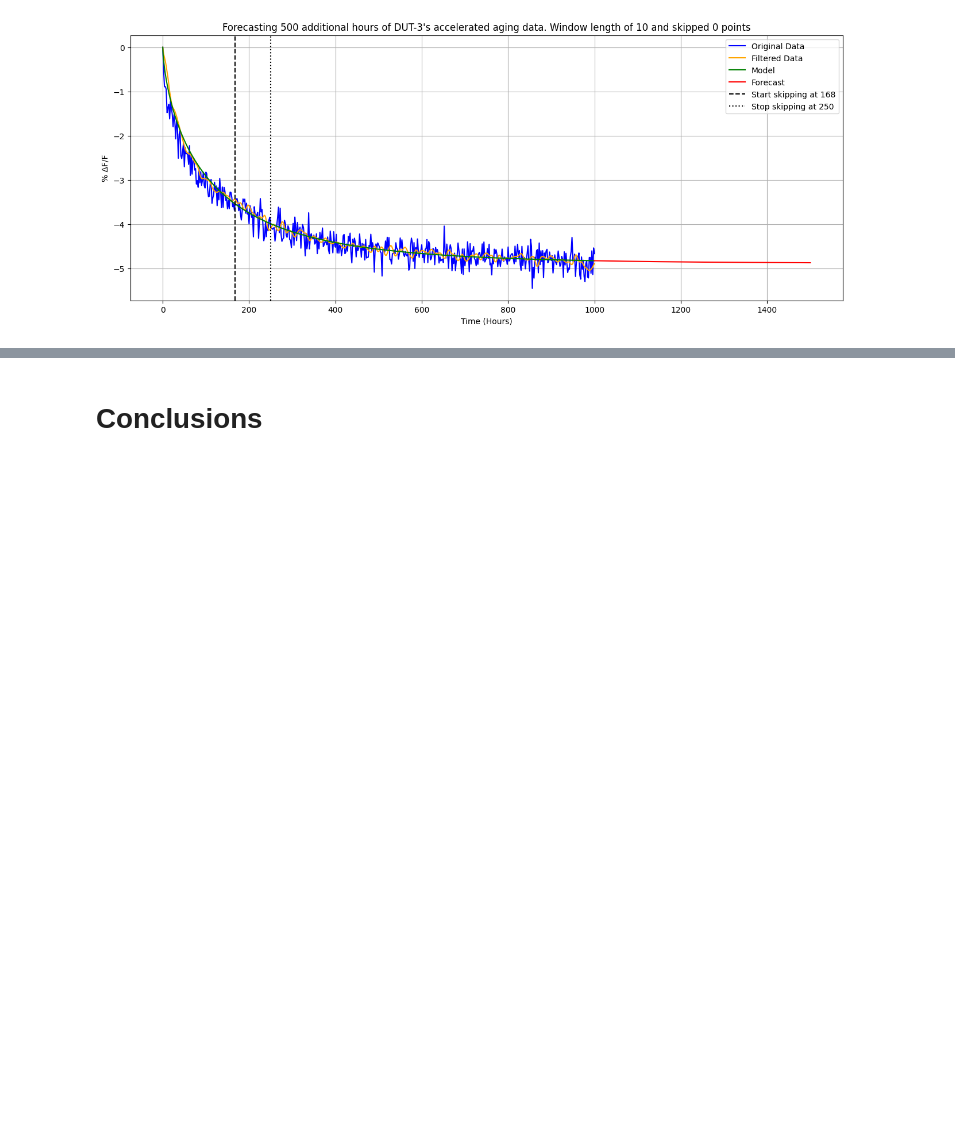
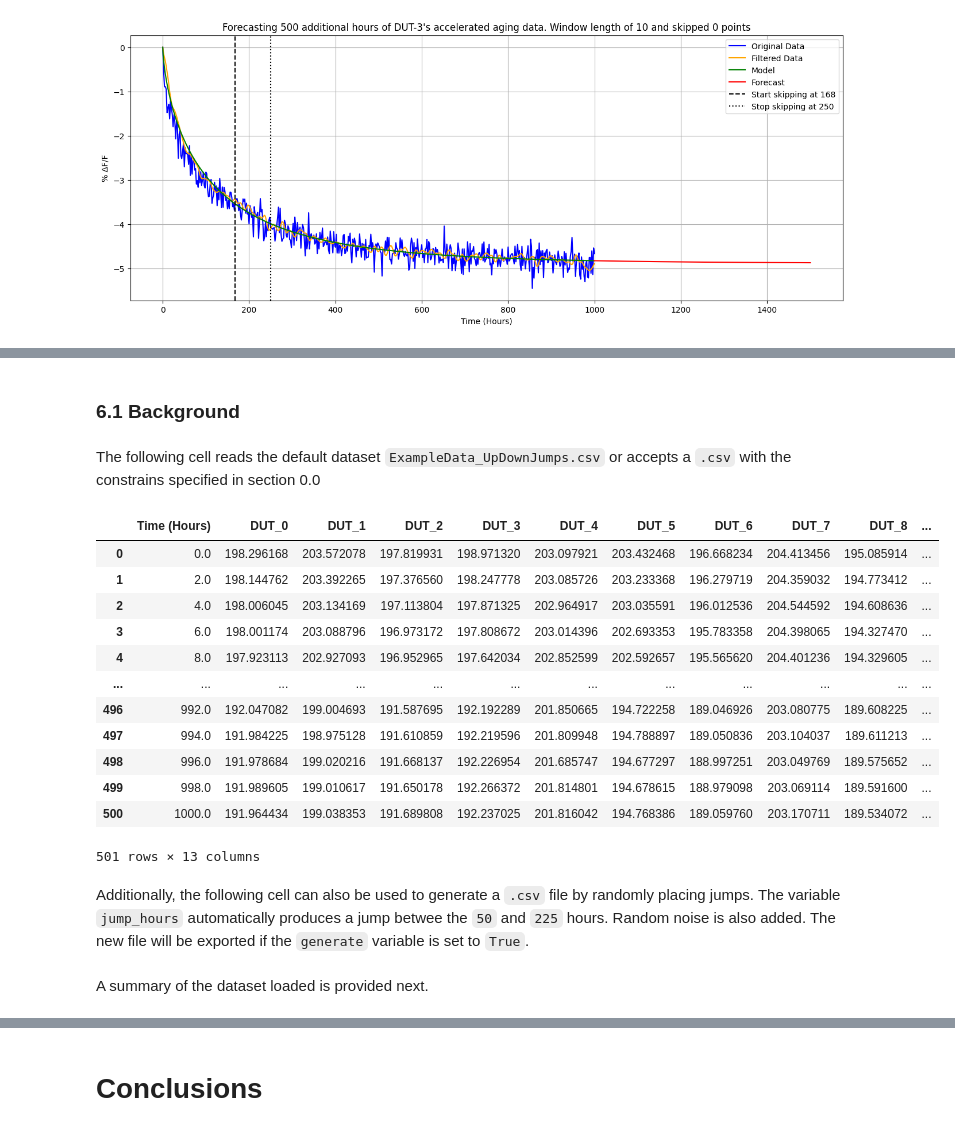
Before and after one commit to MateoJRendon/UBC-Accelerated-Aging-Forecasting-Demo, a Jupyter notebook: General_Version_Demo.ipynb, the cells around one changed output, grey strips where cells are left out. Saved outputs shown, nothing was run; the diff lists cells and outputs as text; code cells hidden in the pictures; blank space fills up the shorter version.

```diff
--- a/General_Version_Demo.ipynb
+++ b/General_Version_Demo.ipynb
@@ -524,0 +524,23 @@ Text(0.5, 1.0, "Forecasting 500 additional hours of DUT-3's accelerated aging da
+# %% [markdown]
+### 6.1 Background
+# %% [markdown]
+The following cell reads the default dataset `ExampleData_UpDownJumps.csv` or accepts a `.csv` with the constrains specified in section 0.0
+# %%
+df = pd.read_csv(f'./ExampleData_UpDownJumps.csv', index_col=0)
+df
+# %% [output]
+|  | Time (Hours) | DUT_0 | DUT_1 | DUT_2 | DUT_3 | DUT_4 | DUT_5 | DUT_6 | DUT_7 | DUT_8 | ... |
+| 0 | 0.0 | 198.296168 | 203.572078 | 197.819931 | 198.971320 | 203.097921 | 203.432468 | 196.668234 | 204.413456 | 195.085914 | ... |
+| 1 | 2.0 | 198.144762 | 203.392265 | 197.376560 | 198.247778 | 203.085726 | 203.233368 | 196.279719 | 204.359032 | 194.773412 | ... |
+| 2 | 4.0 | 198.006045 | 203.134169 | 197.113804 | 197.871325 | 202.964917 | 203.035591 | 196.012536 | 204.544592 | 194.608636 | ... |
+| 3 | 6.0 | 198.001174 | 203.088796 | 196.973172 | 197.808672 | 203.014396 | 202.693353 | 195.783358 | 204.398065 | 194.327470 | ... |
+| 4 | 8.0 | 197.923113 | 202.927093 | 196.952965 | 197.642034 | 202.852599 | 202.592657 | 195.565620 | 204.401236 | 194.329605 | ... |
+| ... | ... | ... | ... | ... | ... | ... | ... | ... | ... | ... | ... |
+| 496 | 992.0 | 192.047082 | 199.004693 | 191.587695 | 192.192289 | 201.850665 | 194.722258 | 189.046926 | 203.080775 | 189.608225 | ... |
+| 497 | 994.0 | 191.984225 | 198.975128 | 191.610859 | 192.219596 | 201.809948 | 194.788897 | 189.050836 | 203.104037 | 189.611213 | ... |
+| 498 | 996.0 | 191.978684 | 199.020216 | 191.668137 | 192.226954 | 201.685747 | 194.677297 | 188.997251 | 203.049769 | 189.575652 | ... |
+| 499 | 998.0 | 191.989605 | 199.010617 | 191.650178 | 192.266372 | 201.814801 | 194.678615 | 188.979098 | 203.069114 | 189.591600 | ... |
+| 500 | 1000.0 | 191.964434 | 199.038353 | 191.689808 | 192.237025 | 201.816042 | 194.768386 | 189.059760 | 203.170711 | 189.534072 | ... |
+501 rows × 13 columns
+# %% [markdown]
+Additionally, the following cell can also be used to generate a `.csv` file by randomly placing jumps. The variable `jump_hours` automatically produces a jump betwee the `50` and `225` hours. Random noise is also added. The new file will be exported if the `generate` variable is set to `True`.
@@ -524,0 +580,2 @@ Text(0.5, 1.0, "Forecasting 500 additional hours of DUT-3's accelerated aging da
+# %% [markdown]
+A summary of the dataset loaded is provided next.
```
Also changed, not shown: parts of 15 cells of this notebook.
